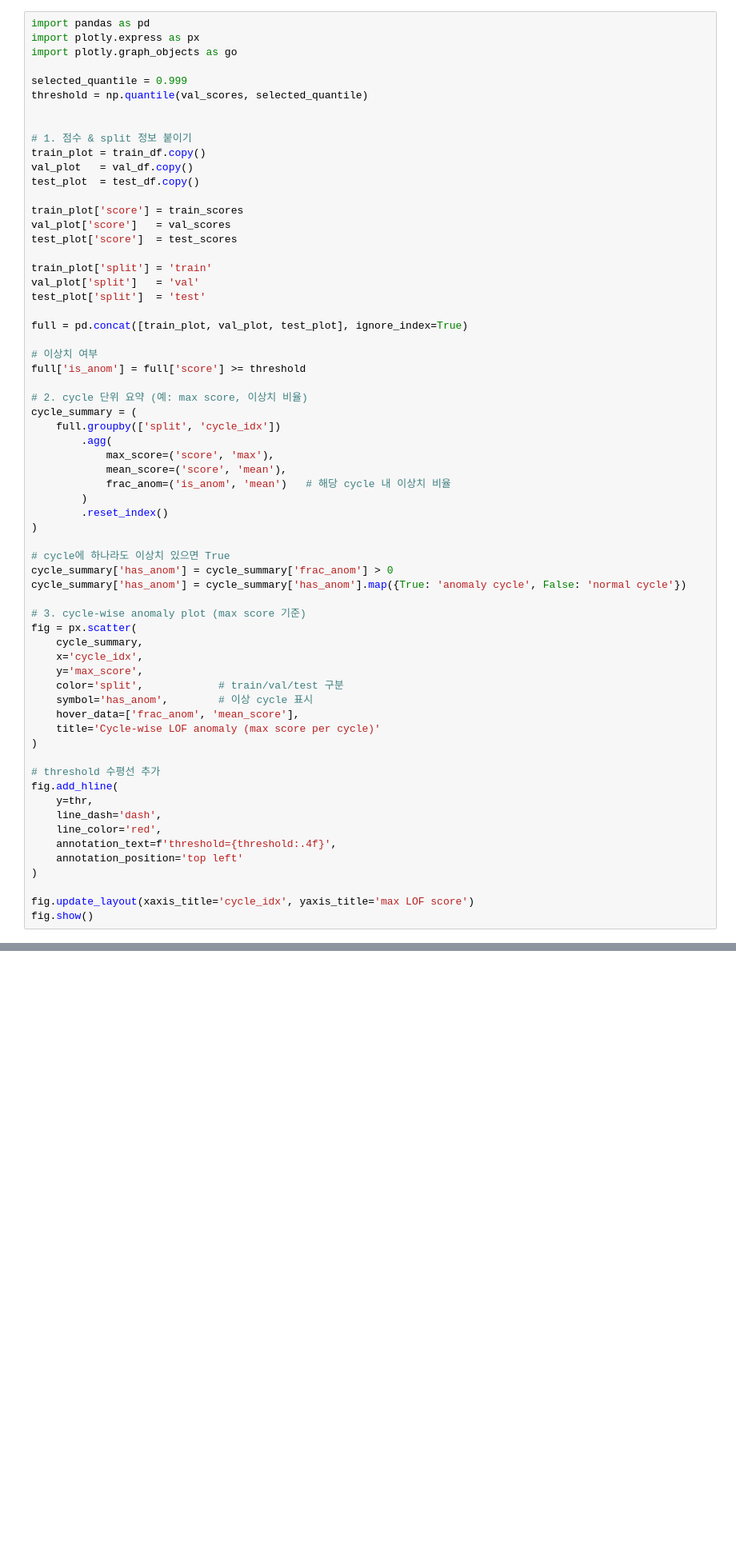
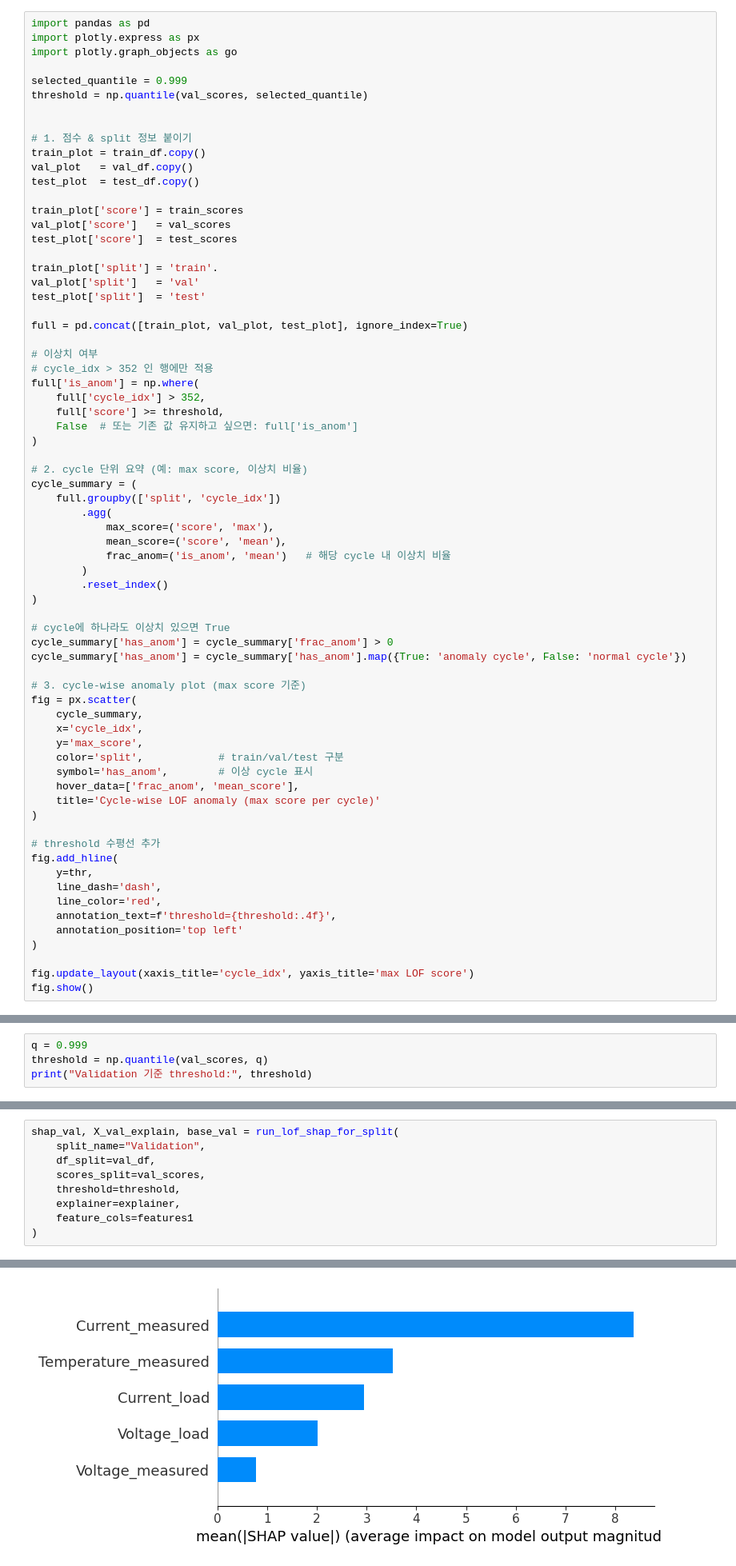
Before and after one commit to dongho-ham/final_pjt, a Jupyter notebook: ML/LOF.ipynb, the cells around one changed output, grey strips where cells are left out. Shown at 80% size. Cells and saved outputs as stored; diff of their text form; blank space fills up the shorter version.

```diff
--- a/ML/LOF.ipynb
+++ b/ML/LOF.ipynb
@@ -545,14 +545,19 @@ train_plot['score'] = train_scores
 val_plot['score']   = val_scores
 test_plot['score']  = test_scores
 
-train_plot['split'] = 'train'
+train_plot['split'] = 'train'.
 val_plot['split']   = 'val'
 test_plot['split']  = 'test'
 
 full = pd.concat([train_plot, val_plot, test_plot], ignore_index=True)
 
 # 이상치 여부
-full['is_anom'] = full['score'] >= threshold
+# cycle_idx > 352 인 행에만 적용
+full['is_anom'] = np.where(
+    full['cycle_idx'] > 352,
+    full['score'] >= threshold,
+    False  # 또는 기존 값 유지하고 싶으면: full['is_anom']
+)
 
 # 2. cycle 단위 요약 (예: max score, 이상치 비율)
 cycle_summary = (
@@ -737,0 +1177,4 @@ fig.show()
+# %%
+q = 0.999
+threshold = np.quantile(val_scores, q)
+print("Validation 기준 threshold:", threshold)
@@ -737,0 +1183,10 @@ fig.show()
+# %%
+shap_val, X_val_explain, base_val = run_lof_shap_for_split(
+    split_name="Validation",
+    df_split=val_df,
+    scores_split=val_scores,
+    threshold=threshold,
+    explainer=explainer,
+    feature_cols=features1
+)
+# %% [output]
@@ -737,0 +1220 @@ fig.show()
+[figure, added]
```
Also changed, not shown: parts of 21 cells of this notebook.
